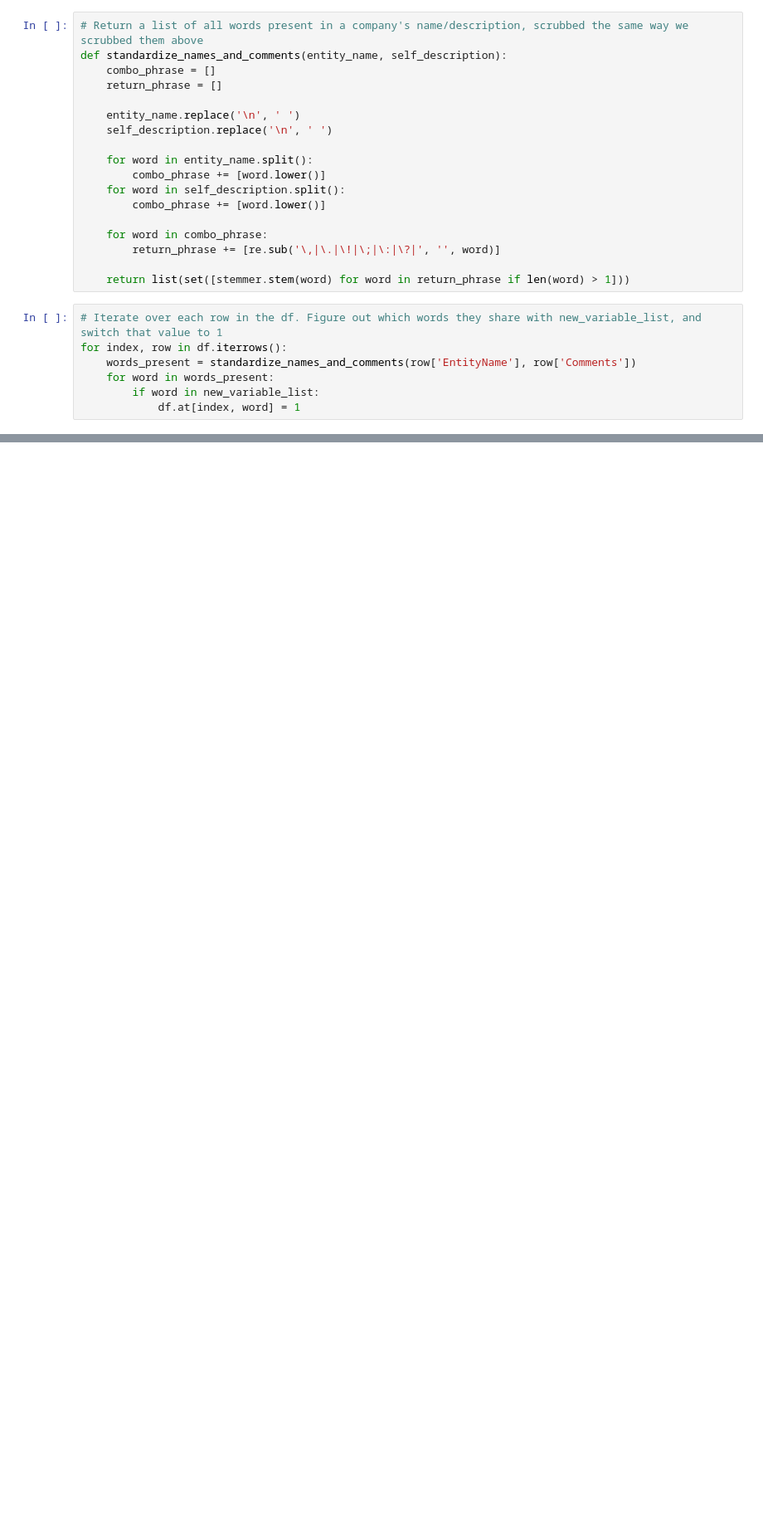
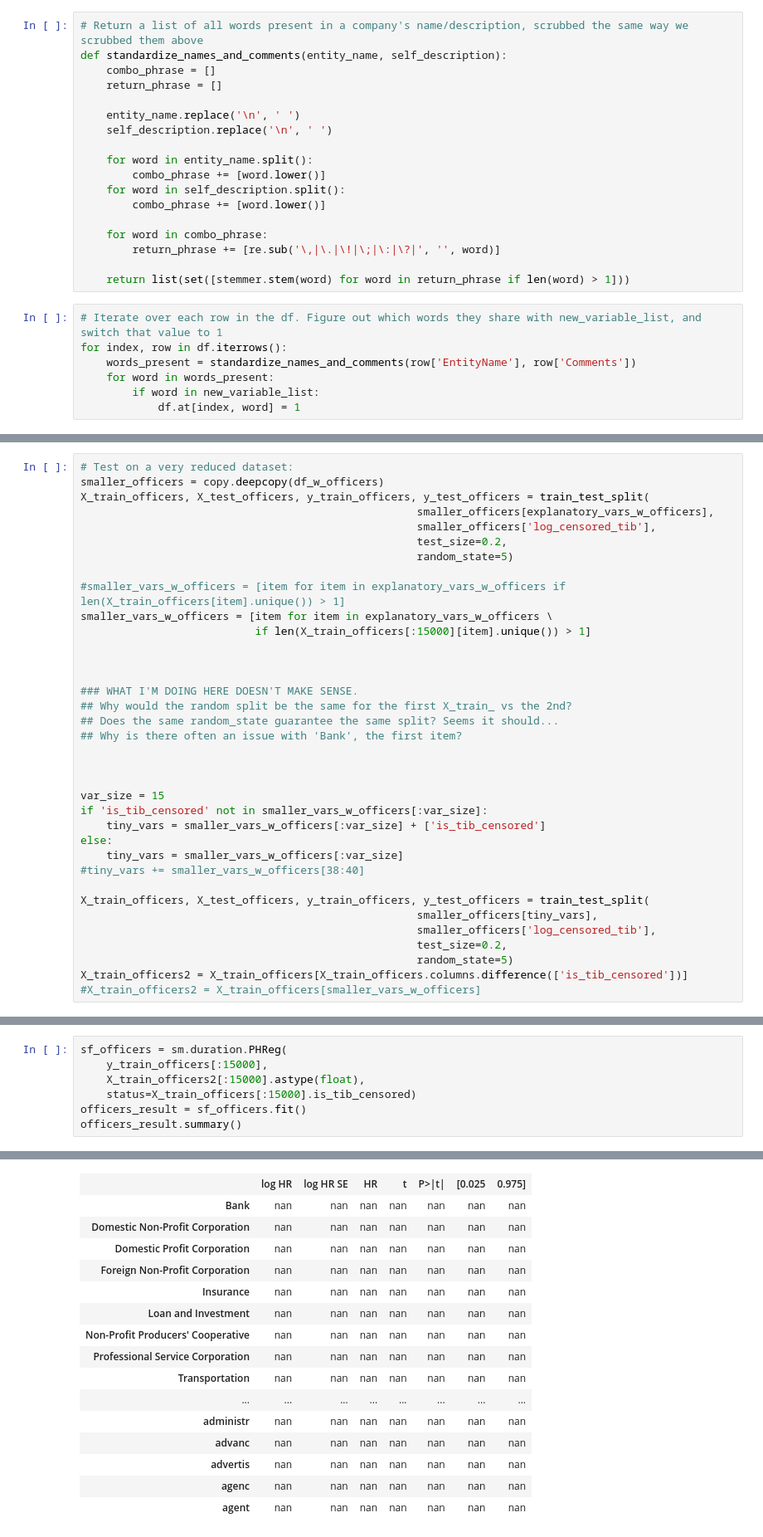
Before and after one commit to Yoyoyoyoyoyoyo/when_companies_die, a Jupyter notebook: predicting_when_companies_die.ipynb, the cells around one changed output, grey strips where cells are left out. Shown at 83% size. Cells and saved outputs as stored; diff of their text form; blank space fills up the shorter version.

```diff
--- a/predicting_when_companies_die.ipynb
+++ b/predicting_when_companies_die.ipynb
@@ -242,0 +440,36 @@ df.loc[pd.isna(df.real), :]
+# %%
+# Test on a very reduced dataset:
+smaller_officers = copy.deepcopy(df_w_officers)
+X_train_officers, X_test_officers, y_train_officers, y_test_officers = train_test_split(
+                                                    smaller_officers[explanatory_vars_w_officers],
+                                                    smaller_officers['log_censored_tib'],
+                                                    test_size=0.2,
+                                                    random_state=5)
+
+#smaller_vars_w_officers = [item for item in explanatory_vars_w_officers if len(X_train_officers[item].unique()) > 1]
+smaller_vars_w_officers = [item for item in explanatory_vars_w_officers \
+                           if len(X_train_officers[:15000][item].unique()) > 1]
+
+
+
+### WHAT I'M DOING HERE DOESN'T MAKE SENSE.
+## Why would the random split be the same for the first X_train_ vs the 2nd?
+## Does the same random_state guarantee the same split? Seems it should...
+## Why is there often an issue with 'Bank', the first item?
+
+
+
+var_size = 15
+if 'is_tib_censored' not in smaller_vars_w_officers[:var_size]:
+    tiny_vars = smaller_vars_w_officers[:var_size] + ['is_tib_censored']
+else:
+    tiny_vars = smaller_vars_w_officers[:var_size]
+#tiny_vars += smaller_vars_w_officers[38:40]
+
+X_train_officers, X_test_officers, y_train_officers, y_test_officers = train_test_split(
+                                                    smaller_officers[tiny_vars],
+                                                    smaller_officers['log_censored_tib'],
+                                                    test_size=0.2,
+                                                    random_state=5)
+X_train_officers2 = X_train_officers[X_train_officers.columns.difference(['is_tib_censored'])]
+#X_train_officers2 = X_train_officers[smaller_vars_w_officers]
@@ -242,0 +508,8 @@ df.loc[pd.isna(df.real), :]
+# %%
+sf_officers = sm.duration.PHReg(
+    y_train_officers[:15000],
+    X_train_officers2[:15000].astype(float),
+    status=X_train_officers[:15000].is_tib_censored)
+officers_result = sf_officers.fit()
+officers_result.summary()
+# %% [output]
@@ -242,0 +519,16 @@ df.loc[pd.isna(df.real), :]
+|  | log HR | log HR SE | HR | t | P>|t| | [0.025 | 0.975] |
+| Bank | nan | nan | nan | nan | nan | nan | nan |
+| Domestic Non-Profit Corporation | nan | nan | nan | nan | nan | nan | nan |
+| Domestic Profit Corporation | nan | nan | nan | nan | nan | nan | nan |
+| Foreign Non-Profit Corporation | nan | nan | nan | nan | nan | nan | nan |
+| Insurance | nan | nan | nan | nan | nan | nan | nan |
+| Loan and Investment | nan | nan | nan | nan | nan | nan | nan |
+| Non-Profit Producers' Cooperative | nan | nan | nan | nan | nan | nan | nan |
+| Professional Service Corporation | nan | nan | nan | nan | nan | nan | nan |
+| Transportation | nan | nan | nan | nan | nan | nan | nan |
+| ... | ... | ... | ... | ... | ... | ... | ... |
+| administr | nan | nan | nan | nan | nan | nan | nan |
+| advanc | nan | nan | nan | nan | nan | nan | nan |
+| advertis | nan | nan | nan | nan | nan | nan | nan |
+| agenc | nan | nan | nan | nan | nan | nan | nan |
+| agent | nan | nan | nan | nan | nan | nan | nan |
```
Also changed, not shown: parts of 44 cells of this notebook.
